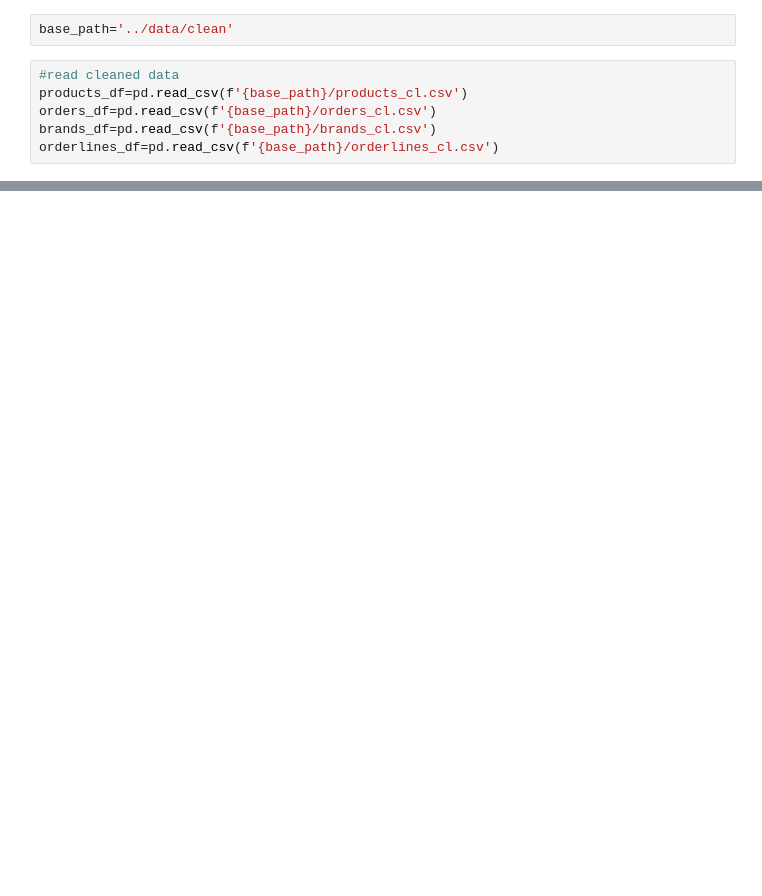
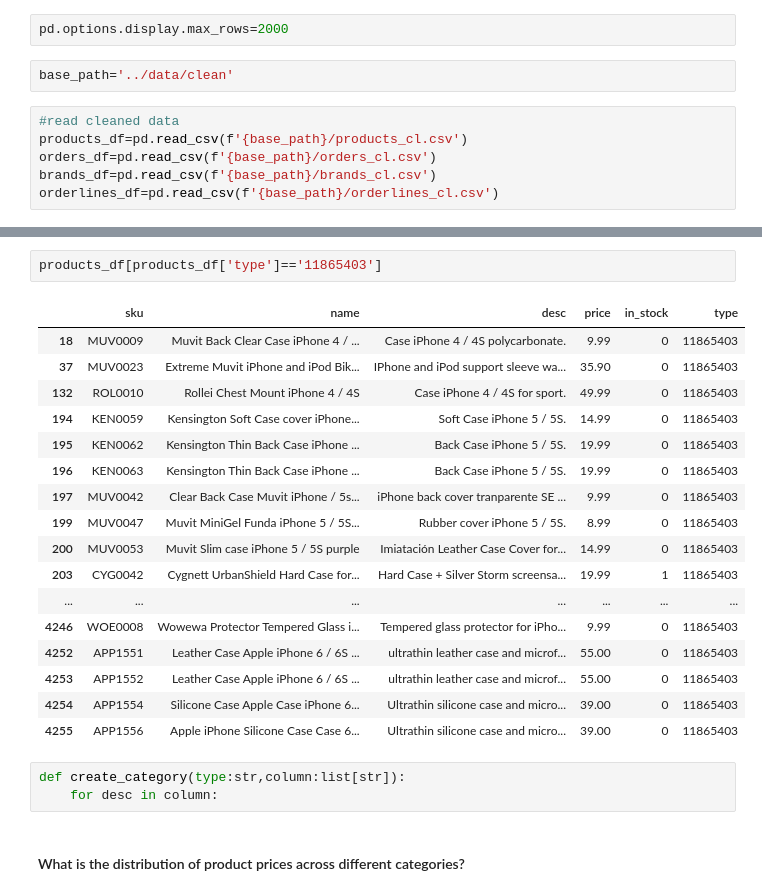
Before and after one commit to yazdan0101/ENIAC-discounts-strategy, a Jupyter notebook: notebooks/analysis.ipynb, the cells around one changed output, grey strips where cells are left out. Cells and saved outputs as stored; diff of their text form; blank space fills up the shorter version.

```diff
--- a/notebooks/analysis.ipynb
+++ b/notebooks/analysis.ipynb
@@ -3,3 +5,5 @@ import pandas as pd
+# %%
+pd.options.display.max_rows=2000
 # %%
 base_path='../data/clean'
 # %%
@@ -26,0 +258,25 @@ orders_df.loc[~orders_df['order_id'].isin(orderlines_df['id_order'])]
+# %%
+products_df[products_df['type']=='11865403']
+# %% [output]
+|  | sku | name | desc | price | in_stock | type |
+| 18 | MUV0009 | Muvit Back Clear Case iPhone 4 / ... | Case iPhone 4 / 4S polycarbonate. | 9.99 | 0 | 11865403 |
+| 37 | MUV0023 | Extreme Muvit iPhone and iPod Bik... | IPhone and iPod support sleeve wa... | 35.90 | 0 | 11865403 |
+| 132 | ROL0010 | Rollei Chest Mount iPhone 4 / 4S | Case iPhone 4 / 4S for sport. | 49.99 | 0 | 11865403 |
+| 194 | KEN0059 | Kensington Soft Case cover iPhone... | Soft Case iPhone 5 / 5S. | 14.99 | 0 | 11865403 |
+| 195 | KEN0062 | Kensington Thin Back Case iPhone ... | Back Case iPhone 5 / 5S. | 19.99 | 0 | 11865403 |
+| 196 | KEN0063 | Kensington Thin Back Case iPhone ... | Back Case iPhone 5 / 5S. | 19.99 | 0 | 11865403 |
+| 197 | MUV0042 | Clear Back Case Muvit iPhone / 5s... | iPhone back cover tranparente SE ... | 9.99 | 0 | 11865403 |
+| 199 | MUV0047 | Muvit MiniGel Funda iPhone 5 / 5S... | Rubber cover iPhone 5 / 5S. | 8.99 | 0 | 11865403 |
+| 200 | MUV0053 | Muvit Slim case iPhone 5 / 5S purple | Imiatación Leather Case Cover for... | 14.99 | 0 | 11865403 |
+| 203 | CYG0042 | Cygnett UrbanShield Hard Case for... | Hard Case + Silver Storm screensa... | 19.99 | 1 | 11865403 |
+| ... | ... | ... | ... | ... | ... | ... |
+| 4246 | WOE0008 | Wowewa Protector Tempered Glass i... | Tempered glass protector for iPho... | 9.99 | 0 | 11865403 |
+| 4252 | APP1551 | Leather Case Apple iPhone 6 / 6S ... | ultrathin leather case and microf... | 55.00 | 0 | 11865403 |
+| 4253 | APP1552 | Leather Case Apple iPhone 6 / 6S ... | ultrathin leather case and microf... | 55.00 | 0 | 11865403 |
+| 4254 | APP1554 | Silicone Case Apple Case iPhone 6... | Ultrathin silicone case and micro... | 39.00 | 0 | 11865403 |
+| 4255 | APP1556 | Apple iPhone Silicone Case Case 6... | Ultrathin silicone case and micro... | 39.00 | 0 | 11865403 |
+# %%
+def create_category(type:str,column:list[str]):
+    for desc in column:
+# %% [markdown]
+#### What is the distribution of product prices across different categories?
```
Also changed, not shown: parts of 45 cells of this notebook, 5 other files.
